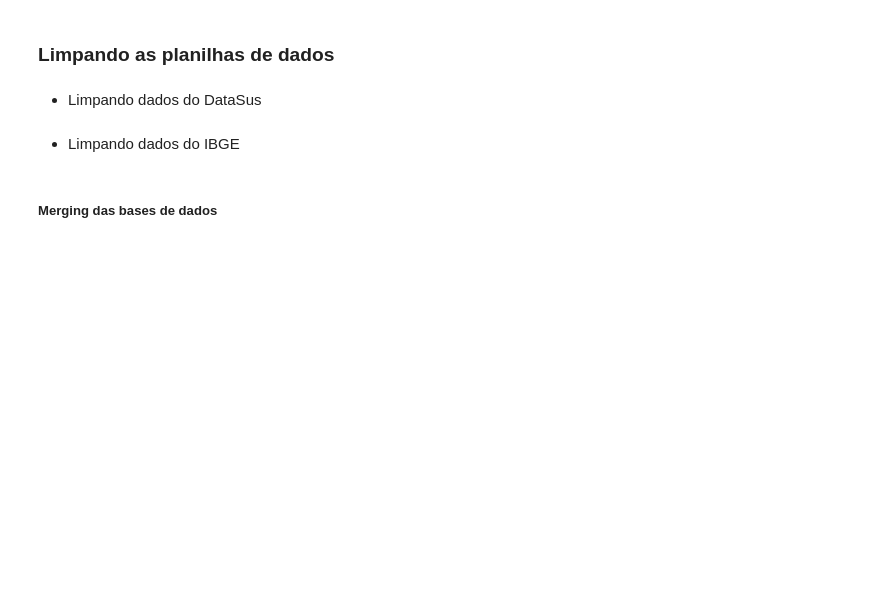
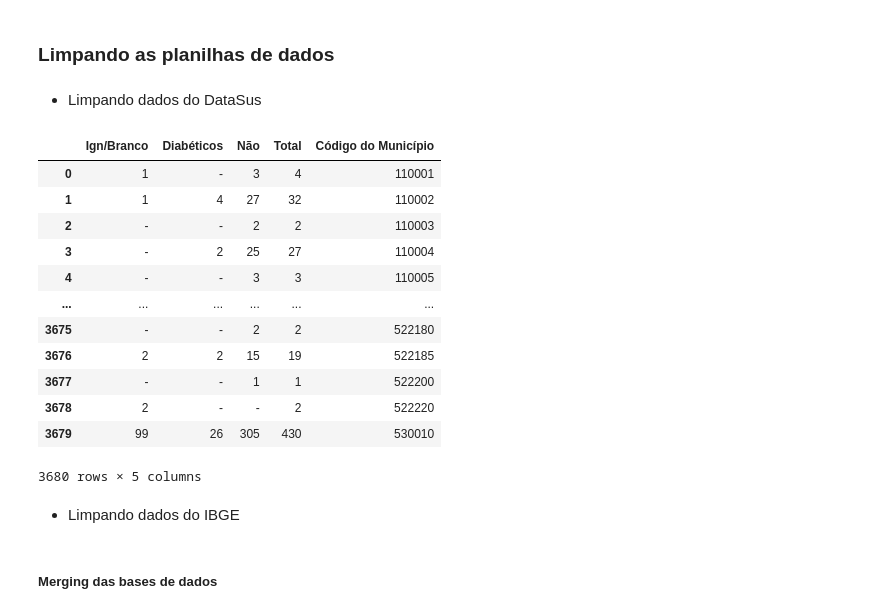
Before and after one commit to carneirogabrielly/Projeto-Microdados, a Jupyter notebook: 21_11_aaGabi.ipynb, the cells around one changed output. Saved outputs shown, nothing was run; the diff lists cells and outputs as text; code cells hidden in the pictures; blank space fills up the shorter version.

```diff
--- a/21_11_aaGabi.ipynb
+++ b/21_11_aaGabi.ipynb
@@ -120,6 +120,22 @@ dados_poprua = separa_codigo(df_poprua)
 dados_alcolismo = separa_codigo(df_alcolismo)
 dados_tabagismo = separa_codigo(df_tabagismo)
 dados_outrasdoencas = separa_codigo(df_outrasdoencas)
+# %%
+dados_diabetes
+# %% [output]
+|  | Ign/Branco | Diabéticos | Não | Total | Código do Município |
+| 0 | 1 | - | 3 | 4 | 110001 |
+| 1 | 1 | 4 | 27 | 32 | 110002 |
+| 2 | - | - | 2 | 2 | 110003 |
+| 3 | - | 2 | 25 | 27 | 110004 |
+| 4 | - | - | 3 | 3 | 110005 |
+| ... | ... | ... | ... | ... | ... |
+| 3675 | - | - | 2 | 2 | 522180 |
+| 3676 | 2 | 2 | 15 | 19 | 522185 |
+| 3677 | - | - | 1 | 1 | 522200 |
+| 3678 | 2 | - | - | 2 | 522220 |
+| 3679 | 99 | 26 | 305 | 430 | 530010 |
+3680 rows × 5 columns
 # %% [markdown]
 - Limpando dados do IBGE
 # %%
```
Also changed, not shown: parts of 6 cells of this notebook, 2 other files.
